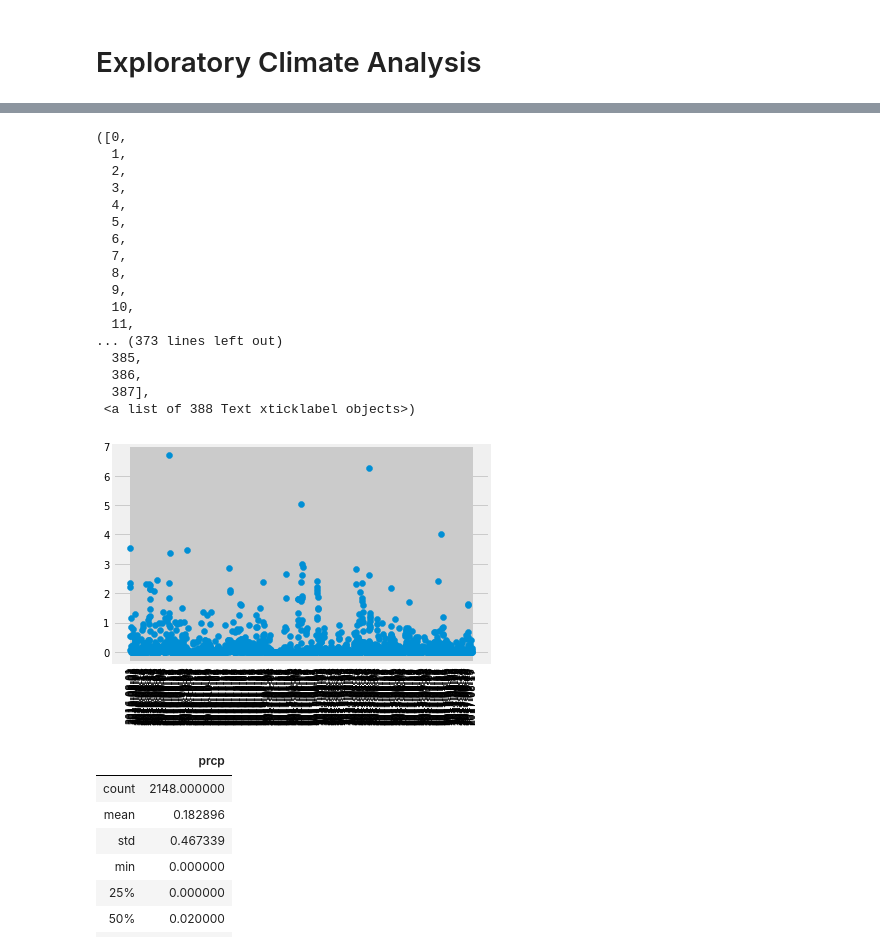
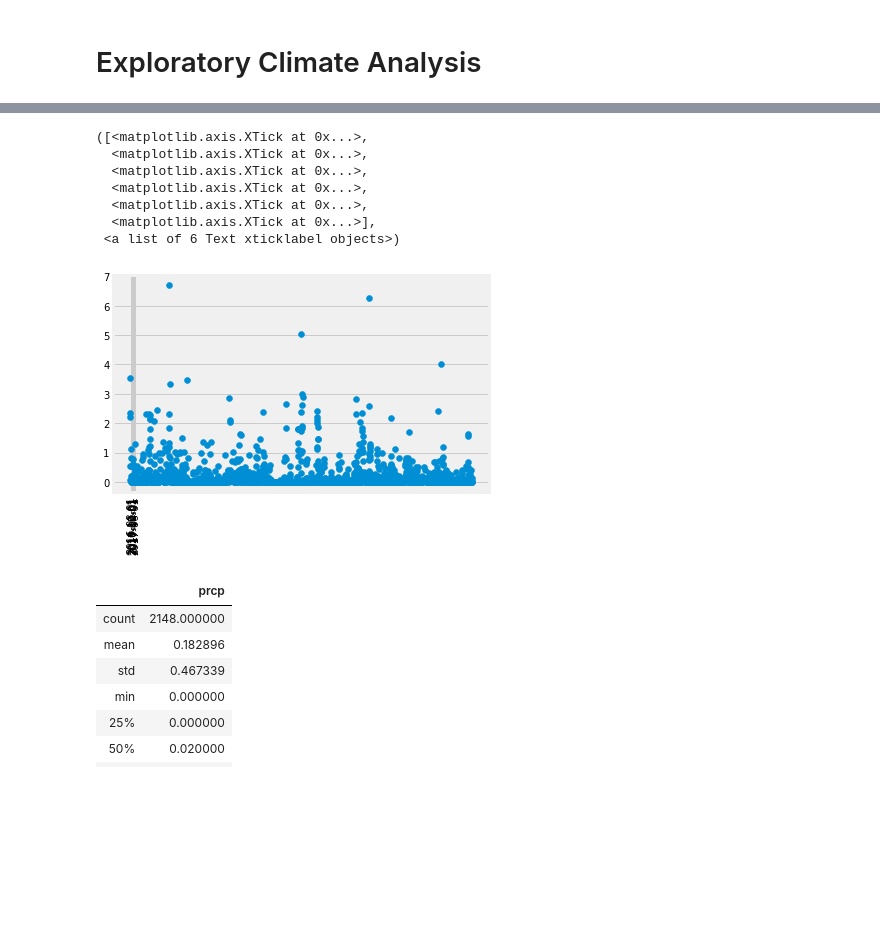
Before and after one commit to sigkarmoil/sqlalchemy-challenge, a Jupyter notebook: climate_starter.ipynb, the cells around one changed output, grey strips where cells are left out. Drawn from its saved outputs; the diff is of its cells as text; code cells hidden in the pictures; blank space fills up the shorter version.

```diff
--- a/climate_starter.ipynb
+++ b/climate_starter.ipynb
@@ -100,41 +84,42 @@ measurement_result = session.query(Measurement.date, Measurement.prcp).filter(Me
+# %%
+from matplotlib.ticker import MaxNLocator
+date_label = ['2016-08-01','2016-10-01', '2016-12-01', '2017-02-01','2017-04-01','2017-06-01']
 # %%
 
 
 # Calculate the date 1 year ago from the last data point in the database
 
 # Perform a query to retrieve the data and precipitation scores
 
 # Save the query results as a Pandas DataFrame and set the index to the date column
 
 # Sort the dataframe by date
 
 # Use Pandas Plotting with Matplotlib to plot the data
 
 measurement_df = pd.DataFrame(measurement_result).set_index("date")
 
 
 plt.scatter(measurement_df.index, measurement_df.prcp)
 plt.locator_params(which='x', tight= True, nbins = 8)
-plt.xticks(rotation = "vertical")
+
+locator=plt.MaxNLocator(nbins=5)
+#xaxis.set_major_locator(locator)
+
+#plt.ticker.MaxNLocator(6)
+plt.xticks(ticks=np.arange(1,7,1), labels= date_label ,rotation = "vertical")
+
+#plt.tick_params(axis='x', which='major', pad=15)
+#plt.tight_layout()
 # %% [output]
-([0,
-  1,
-  2,
-  3,
-  4,
-  5,
-  6,
-  7,
-  8,
-  9,
-  10,
-  11,
-... (373 lines left out)
-  385,
-  386,
-  387],
- <a list of 388 Text xticklabel objects>)
+([<matplotlib.axis.XTick at 0x...>,
+  <matplotlib.axis.XTick at 0x...>,
+  <matplotlib.axis.XTick at 0x...>,
+  <matplotlib.axis.XTick at 0x...>,
+  <matplotlib.axis.XTick at 0x...>,
+  <matplotlib.axis.XTick at 0x...>],
+ <a list of 6 Text xticklabel objects>)
-[figure, old version]
+[figure, new version]
 # %%
 # Use Pandas to calculate the summary statistics for the precipitation data
 
```
Also changed, not shown: parts of 19 cells of this notebook.
